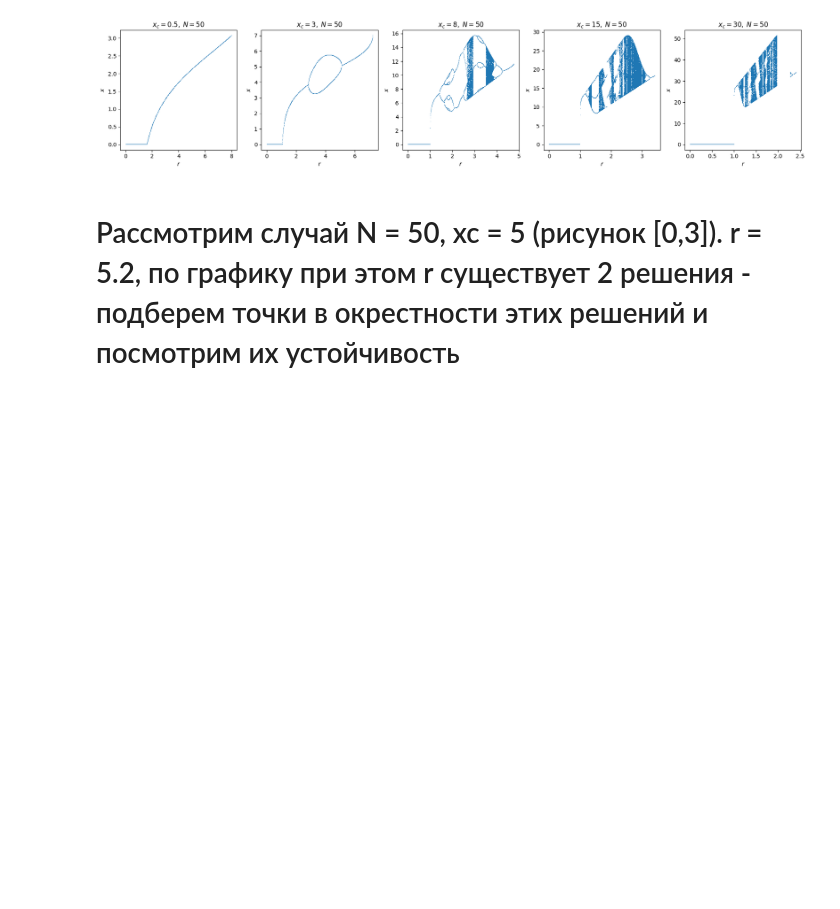
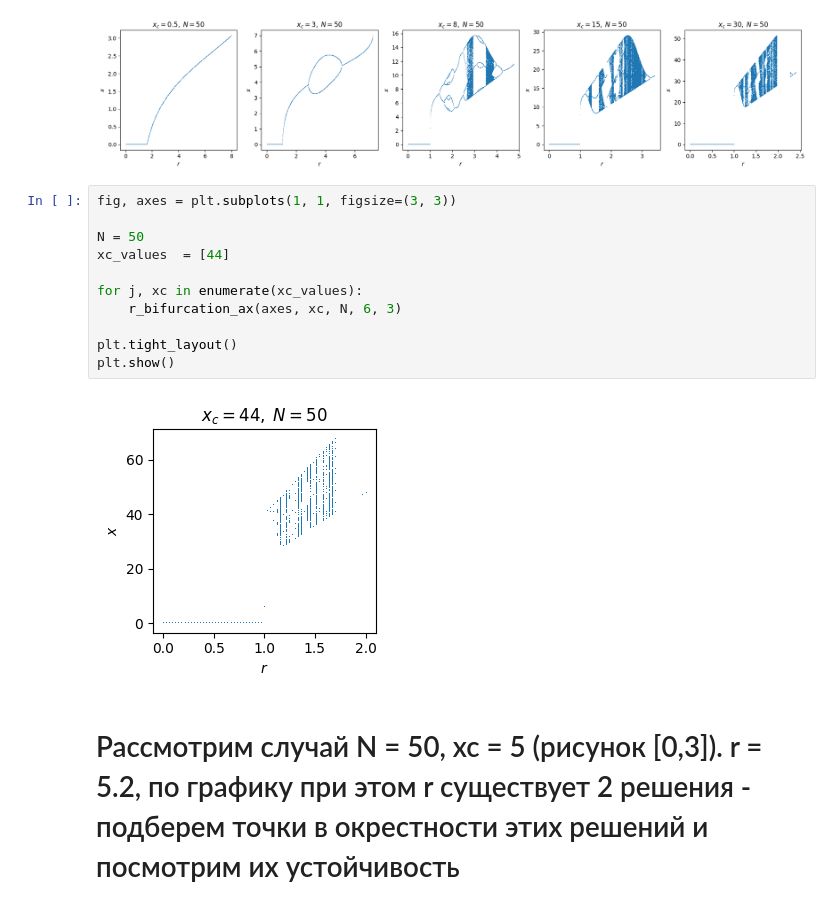
Before and after one commit to yobysheva/kursovaya, a Jupyter notebook: stac_points.ipynb, the cells around one changed output. Saved outputs shown, nothing was run; the diff lists cells and outputs as text; blank space fills up the shorter version.

```diff
--- a/stac_points.ipynb
+++ b/stac_points.ipynb
@@ -280,6 +291,19 @@ plt.tight_layout()
 plt.show()
 # %% [output]
 [figure]
+# %%
+fig, axes = plt.subplots(1, 1, figsize=(3, 3))
+
+N = 50
+xc_values  = [44]
+
+for j, xc in enumerate(xc_values):
+    r_bifurcation_ax(axes, xc, N, 6, 3)
+
+plt.tight_layout()
+plt.show()
+# %% [output]
+[figure, added]
 # %% [markdown]
 # Рассмотрим случай N = 50, xc = 5 (рисунок [0,3]). r = 5.2, по графику при этом r существует 2 решения - подберем точки в окрестности этих решений и посмотрим их устойчивость
 # %%
```
Also changed, not shown: parts of 6 cells of this notebook, 2 other files.
